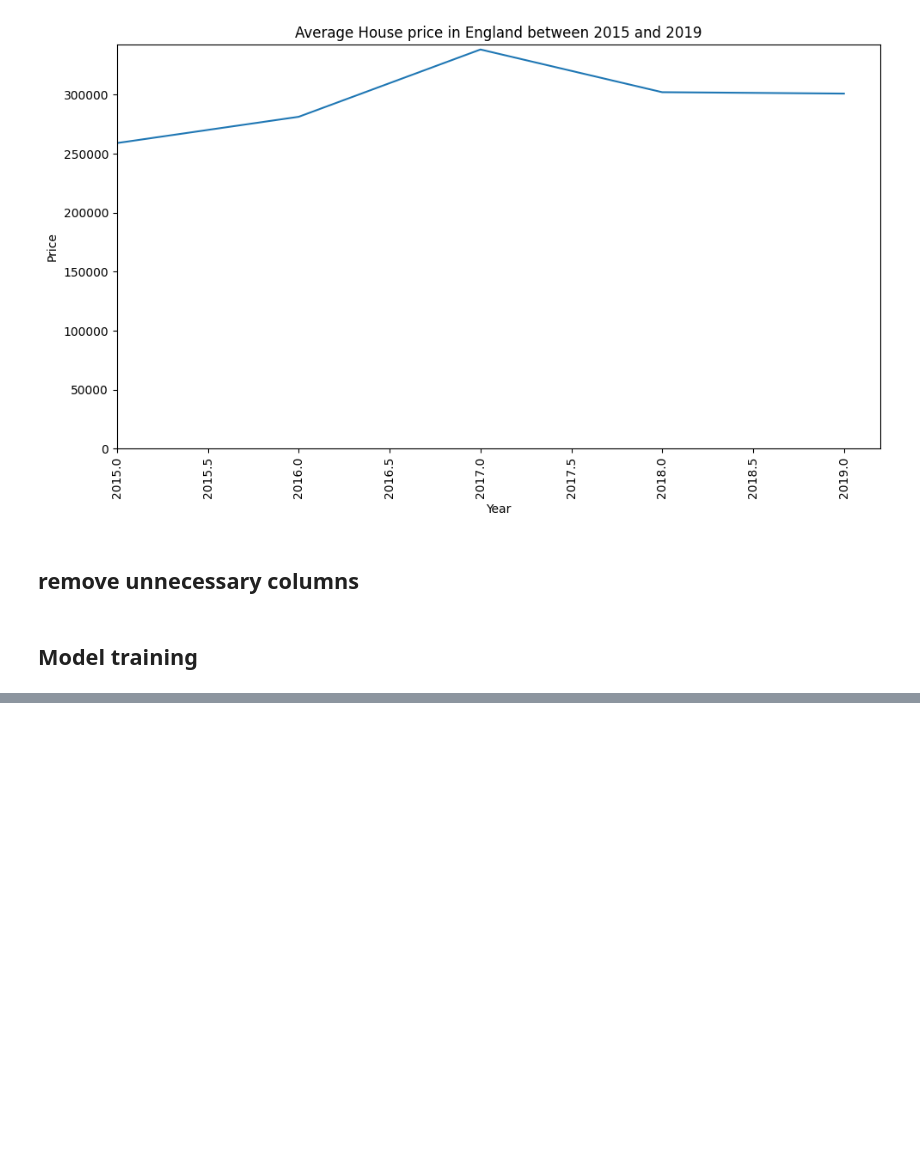
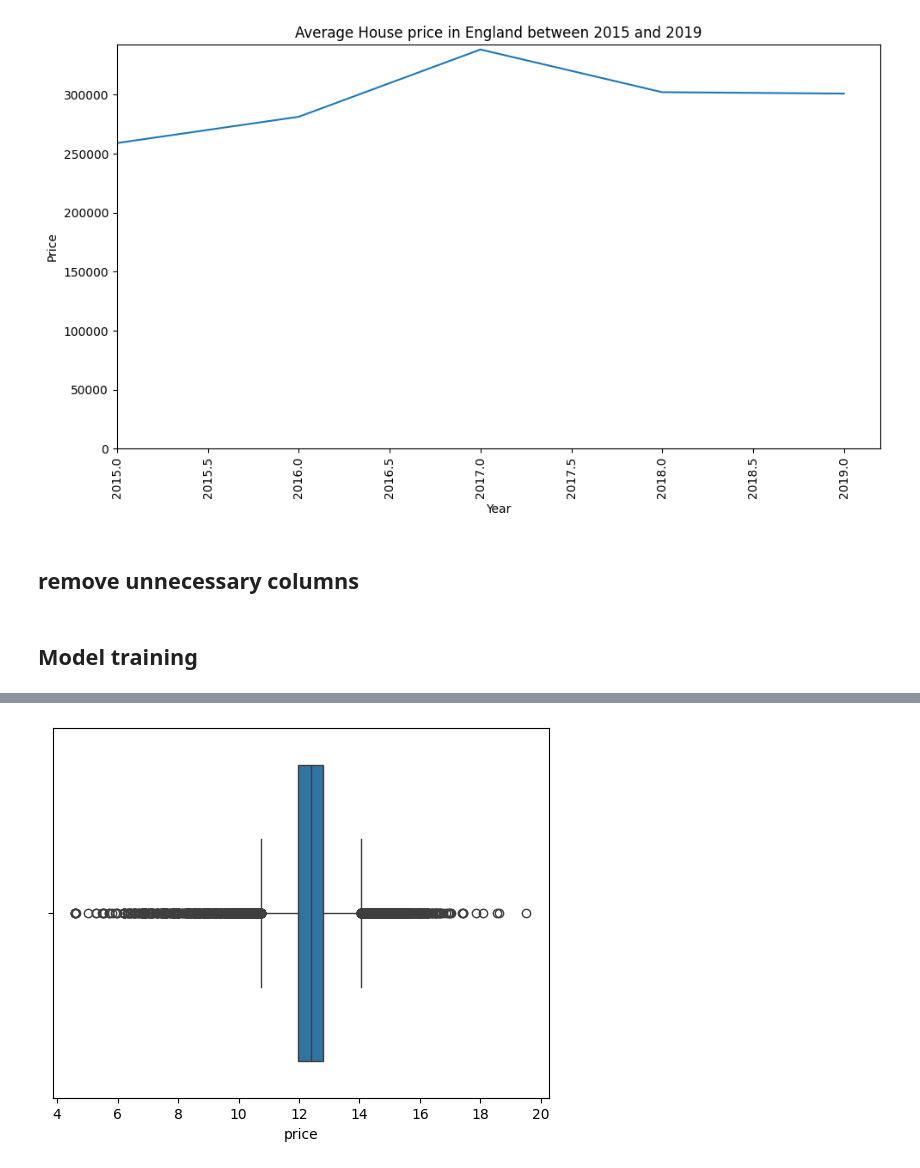
Before and after one commit to DevPatel1023/UK-house-price-prediction, a Jupyter notebook: Uk_house_price_prediction.ipynb, the cells around one changed output, grey strips where cells are left out. Cells and saved outputs as stored; diff of their text form; code cells hidden in the pictures; blank space fills up the shorter version.

```diff
--- a/Uk_house_price_prediction.ipynb
+++ b/Uk_house_price_prediction.ipynb
@@ -542,0 +669,4 @@ df.drop('district',axis = 1 ,inplace = True)
+# %%
+sns.boxplot(data = df, x = 'price');
+# %% [output]
+[figure, added]
```
Also changed, not shown: parts of 29 cells of this notebook.
